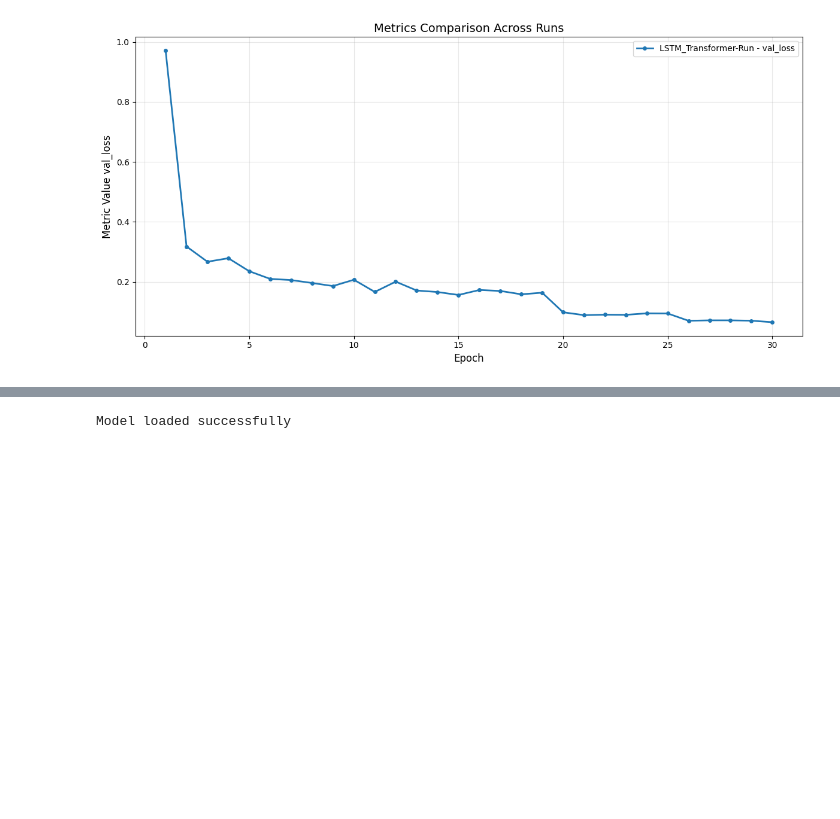
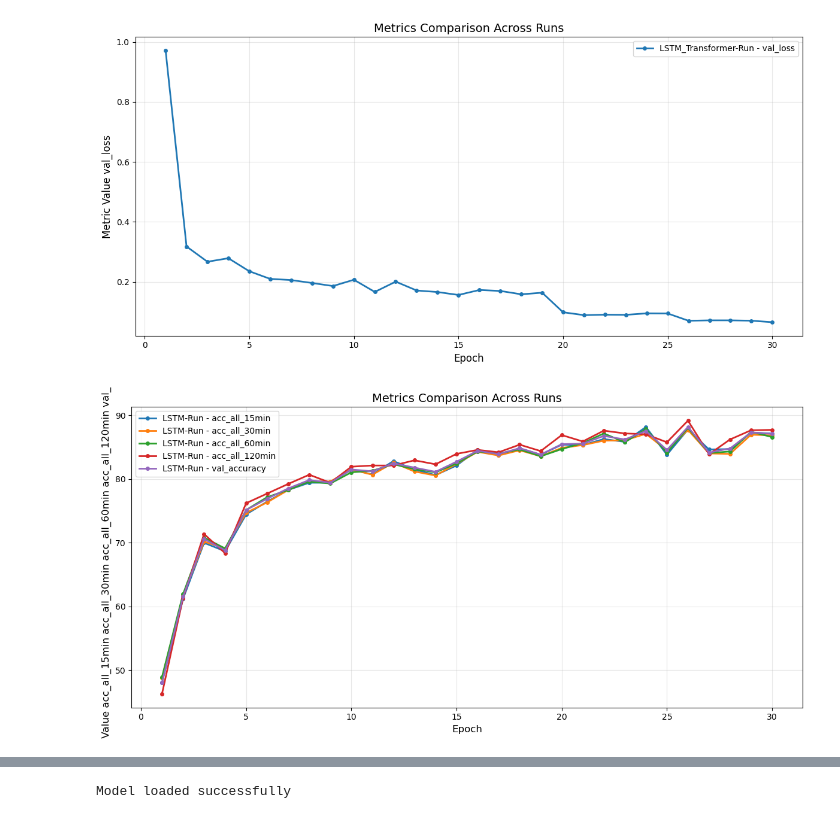
Before and after one commit to ChrAN103/Increasing-Maritime-Domain-Awareness-using-spatio-temporal-sequential-data, a Jupyter notebook: main.ipynb, the cells around one changed output, grey strips where cells are left out. Drawn from its saved outputs; the diff is of its cells as text; code cells hidden in the pictures; blank space fills up the shorter version.

Commit message:
Adds: some graphs

```diff
--- a/main.ipynb
+++ b/main.ipynb
@@ -756,3 +756,7 @@ run_id_1 = all_runs[1].info.run_id
 plot_runs_comparison(client, [run_id_1], metric_names=['val_loss'])
 # %% [output]
 [figure]
+# %%
+plot_runs_comparison(client, [run_id_1], metric_names=['acc_all_15min','acc_all_30min','acc_all_60min', 'acc_all_120min','val_accuracy'])
+# %% [output]
+[figure, added]
```
Also changed, not shown: parts of 4 cells of this notebook.
